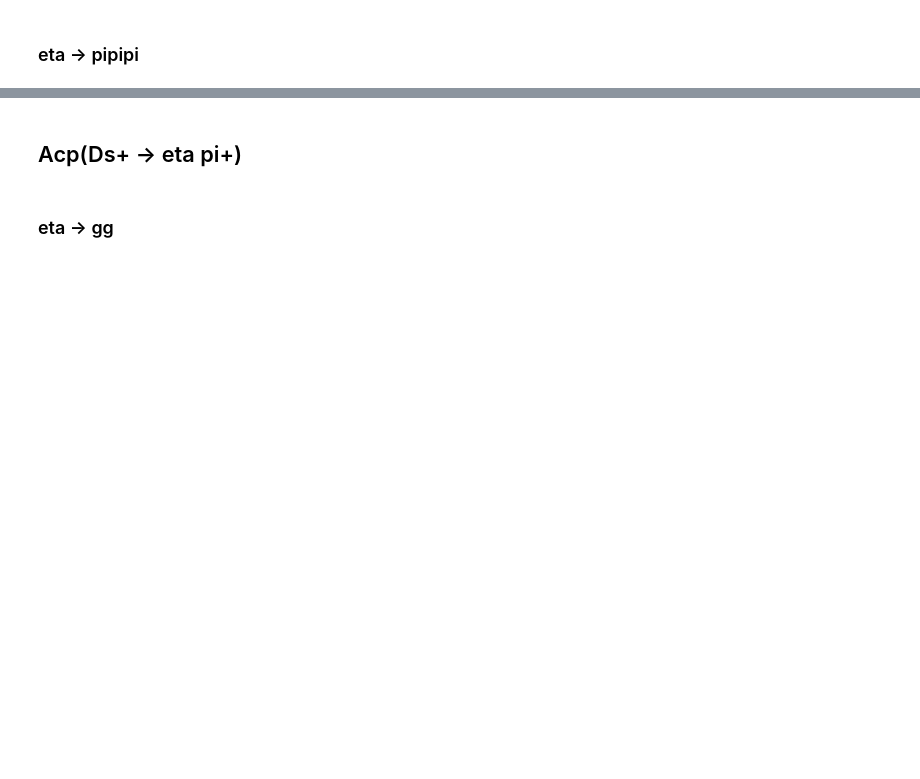
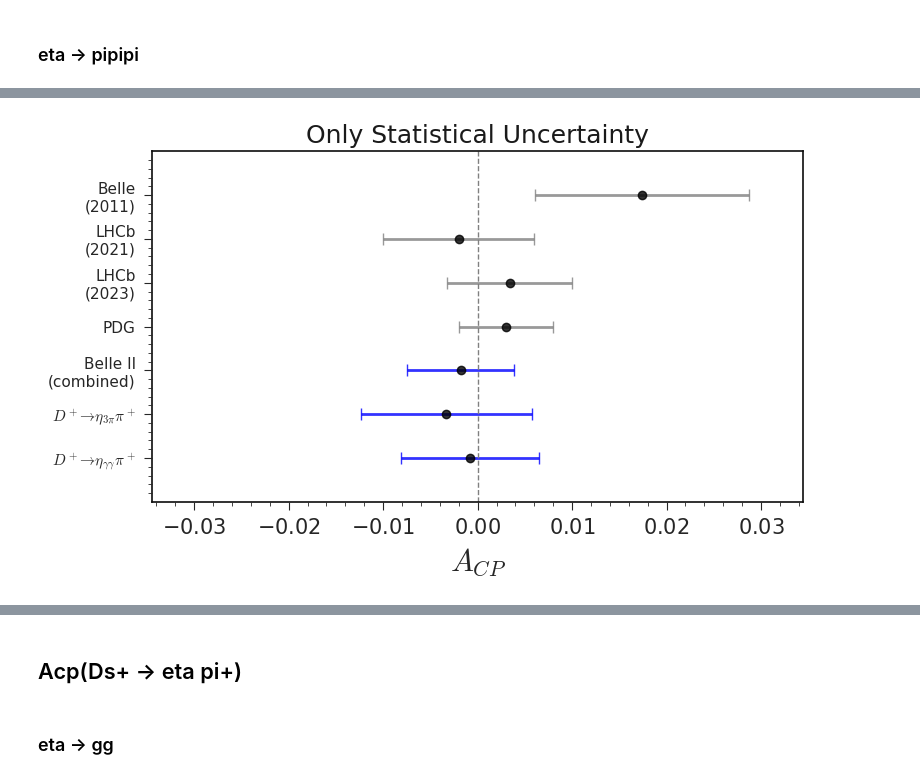
Before and after one commit to jykim-physics/DRAW_and_FITTING, a Jupyter notebook: main/ANALYSIS/Measurement/Acp/etapip/corrected/MC15rd_proc13.ipynb, the cells around one changed output, grey strips where cells are left out. Drawn from its saved outputs; the diff is of its cells as text; code cells hidden in the pictures; blank space fills up the shorter version.

```diff
--- a/main/ANALYSIS/Measurement/Acp/etapip/corrected/MC15rd_proc13.ipynb
+++ b/main/ANALYSIS/Measurement/Acp/etapip/corrected/MC15rd_proc13.ipynb
@@ -245,0 +270,42 @@ plt.show()
+# %%
+import matplotlib.pyplot as plt
+
+# 중심값과 에러 (예시값, 실제 값으로 교체하세요)
+central_values = [Acp_etapip_gg_value, Acp_etapip_pipipi_value, combined_central_value, 0.003, 0.0034, -0.002, 0.0174]
+stat_errors = [stat_unc_1, stat_unc_2, combined_error, 0.005, 0.0066, 0.008, 0.0113]
+
+labels = [
+    r'$D^+ \to \eta_{\gamma\gamma} \pi^+$',
+    r'$D^+ \to \eta_{3\pi} \pi^+$',
+    'Belle II\n(combined)',
+    'PDG',
+    'LHCb\n(2023)',
+    'LHCb\n(2021)',
+    'Belle\n(2011)'
+]
+
+colors = ['blue', 'blue', 'blue', 'gray', 'gray', 'gray', 'gray']
+y_positions = list(range(len(central_values)))
+
+plt.figure(figsize=(8, 5))
+for y, x, err, color in zip(y_positions, central_values, stat_errors, colors):
+    plt.errorbar(
+        x=x, y=y,
+        xerr=err, fmt='o', color='black',
+        ecolor=color, elinewidth=2, capsize=4, alpha=0.8
+    )
+
+plt.yticks(y_positions, labels, fontsize=11)
+plt.xlabel(r'$A_{CP}$')
+plt.title('Only Statistical Uncertainty')
+plt.axvline(x=0, color='gray', linestyle='--', linewidth=1)
+
+# ❗ Add symmetric x-axis limits
+max_extent = max(abs(x) + err for x, err in zip(central_values, stat_errors))
+plt.xlim(-1.2 * max_extent, 1.2 * max_extent)
+
+plt.tight_layout()
+plt.savefig("MC15rd_427_87_etapip_Acp_error_bars_v7_fitv6.png")
+plt.show()
+# %% [output]
+[figure, added]
```
Also changed, not shown: parts of 126 cells of this notebook, 54 other files.
